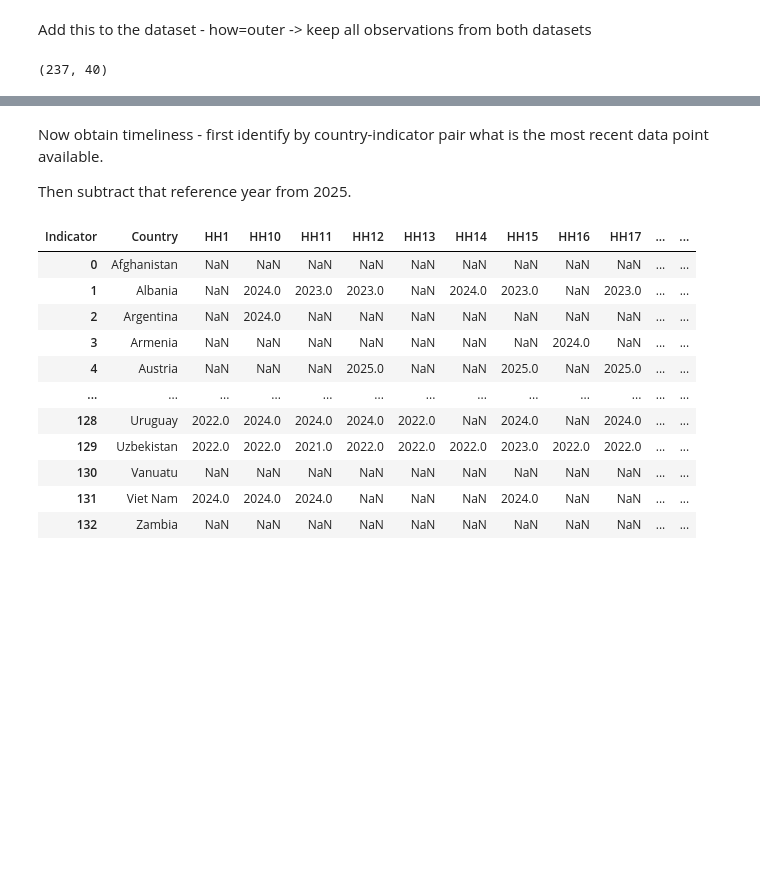
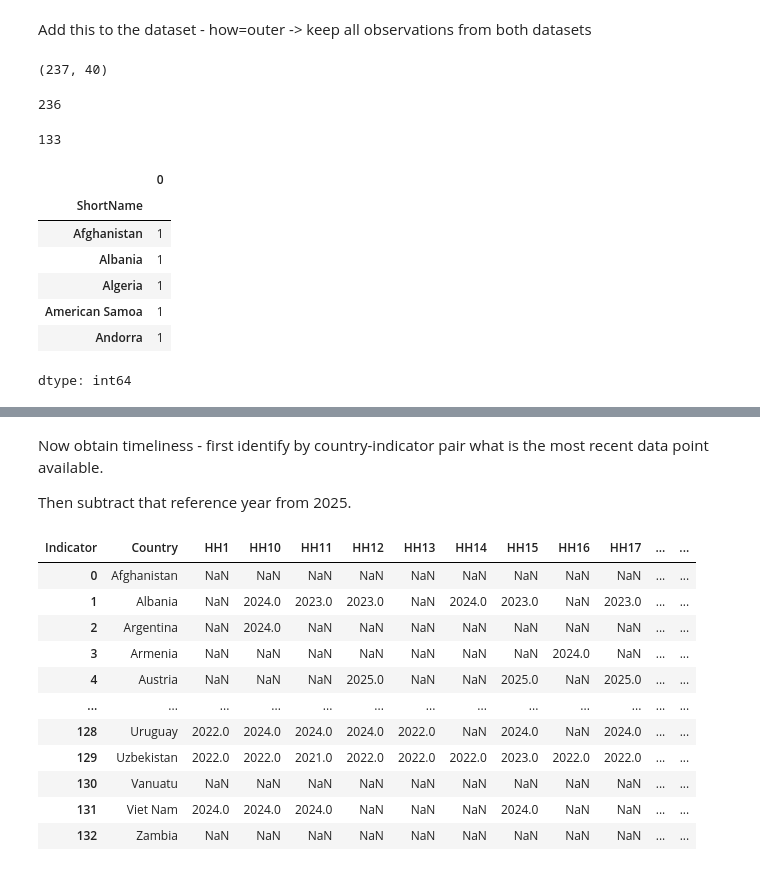
Before and after one commit to dianakorka/statistical_capacity, a Jupyter notebook: HH_capacity_index_rev_2026.ipynb, the cells around one changed output, grey strips where cells are left out. Cells and saved outputs as stored; diff of their text form; code cells hidden in the pictures; blank space fills up the shorter version.

```diff
--- a/HH_capacity_index_rev_2026.ipynb
+++ b/HH_capacity_index_rev_2026.ipynb
@@ -170,4 +180,24 @@ merged_df = pd.merge(merged_df, availability, left_on='ShortName', right_on='Cou
 merged_df.shape
 # %% [output]
 (237, 40)
+# %%
+merged_df.ShortName.nunique()
+# %% [output]
+236
+# %%
+merged_df.Country.nunique()
+# %% [output]
+133
+# %%
+# checking that no country is double counted
+merged_df.groupby('ShortName').size().sort_values(ascending=False).head()
+# %% [output]
+|  | 0 |
+| ShortName |  |
+| Afghanistan | 1 |
+| Albania | 1 |
+| Algeria | 1 |
+| American Samoa | 1 |
+| Andorra | 1 |
+dtype: int64
 # %%
```
Also changed, not shown: parts of 7 cells of this notebook.
